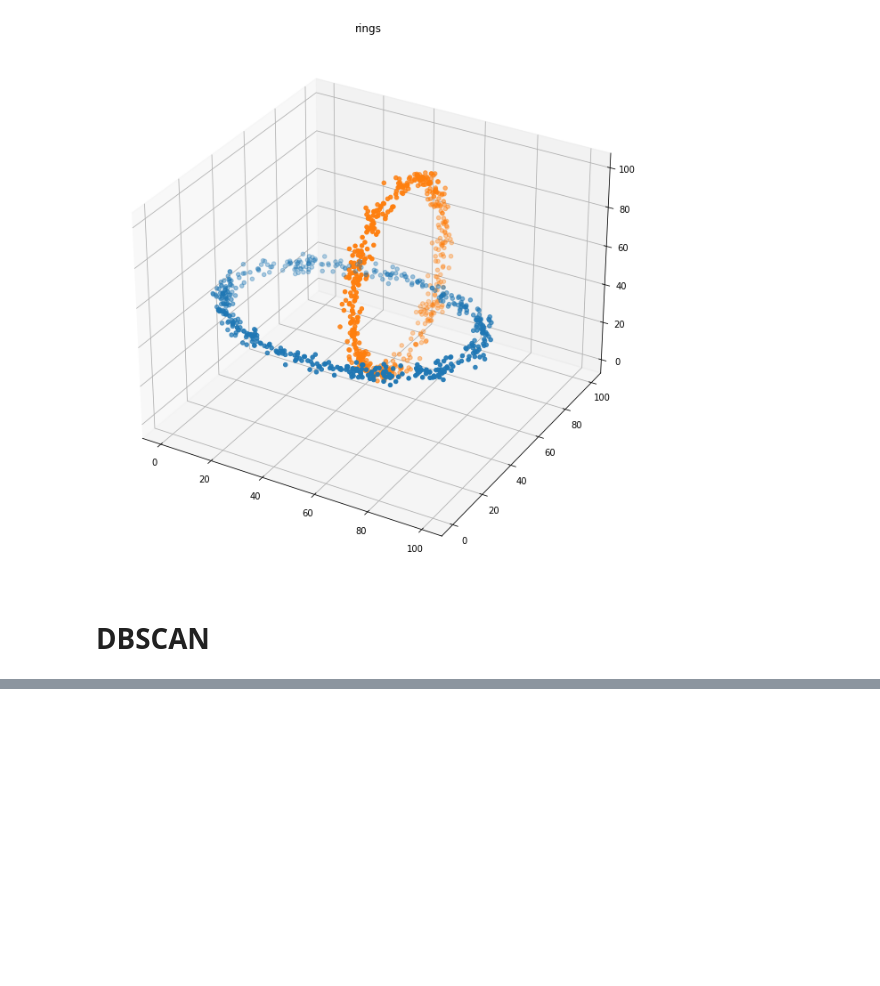
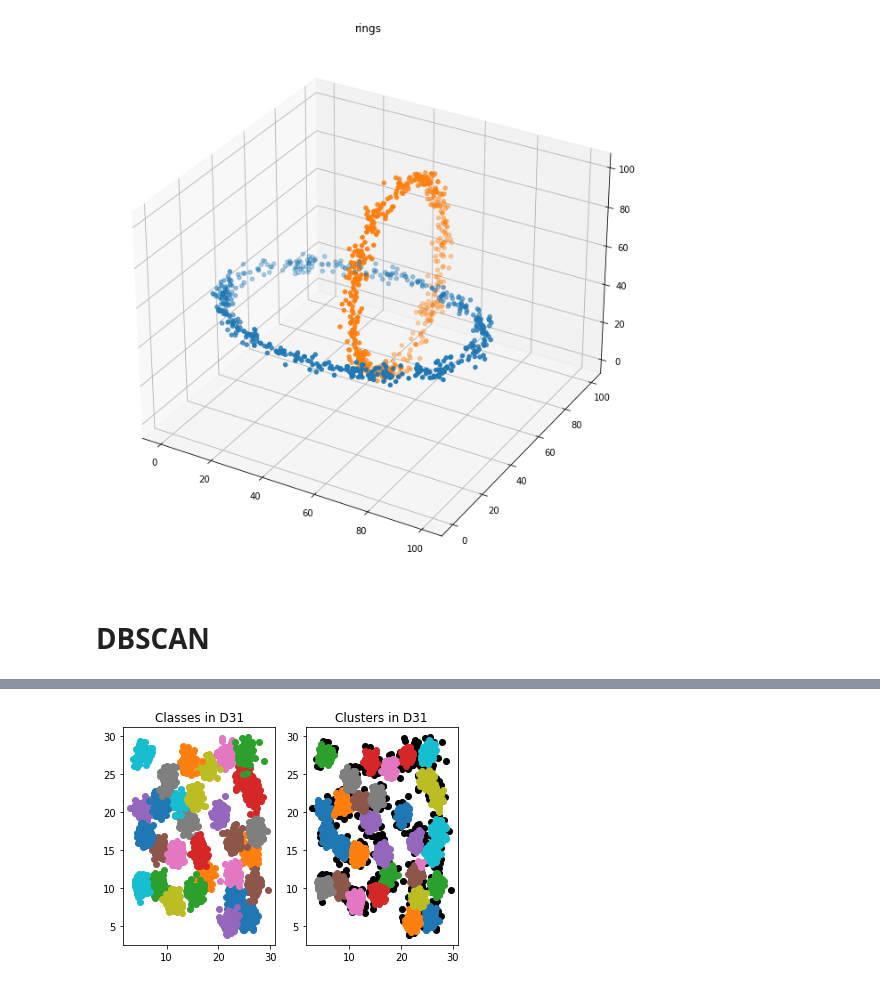
Before and after one commit to AUT-Student/ML-HW4, a Jupyter notebook: Code2/Code2.ipynb, the cells around one changed output, grey strips where cells are left out. Drawn from its saved outputs; the diff is of its cells as text; code cells hidden in the pictures; blank space fills up the shorter version.

```diff
--- a/Code2/Code2.ipynb
+++ b/Code2/Code2.ipynb
@@ -144,0 +200,4 @@ plot_dbscan_result_2d(dataset_name="spiral", e=2, min_pts=2)
+# %%
+plot_dbscan_result_2d(dataset_name="D31", e=0.5, min_pts=5)
+# %% [output]
+[figure, added]
```
Also changed, not shown: parts of 7 cells of this notebook.
